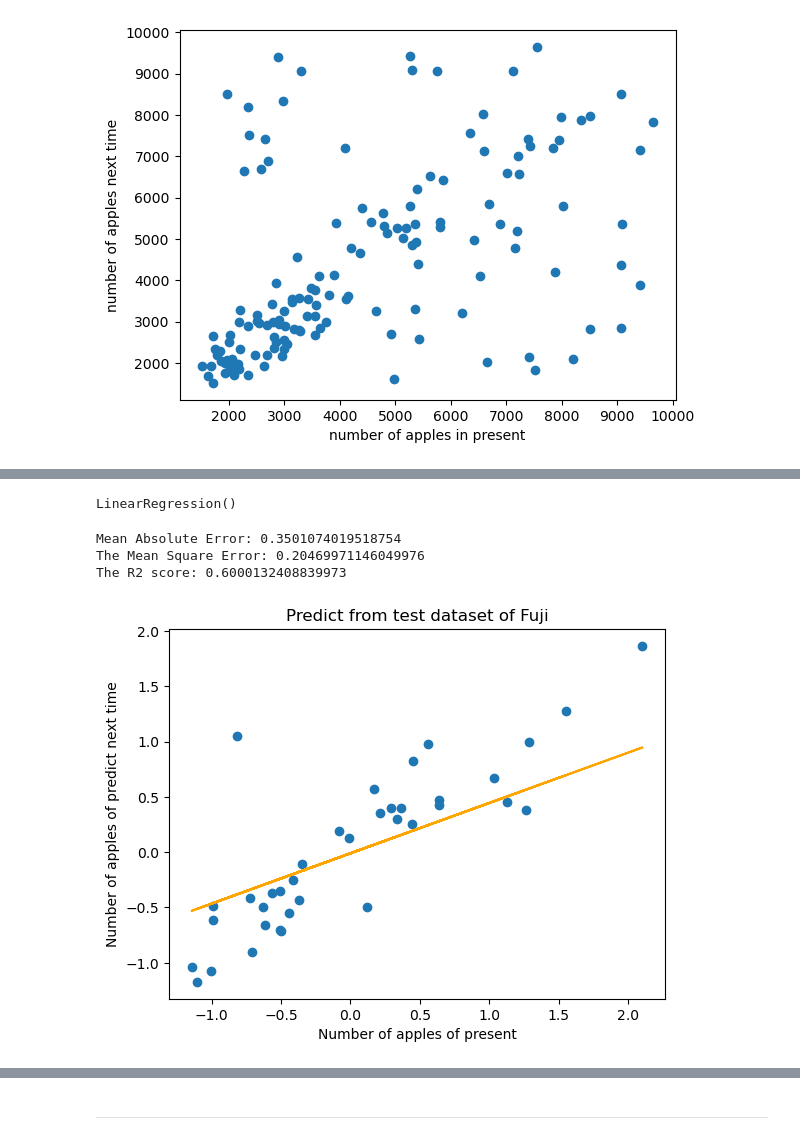
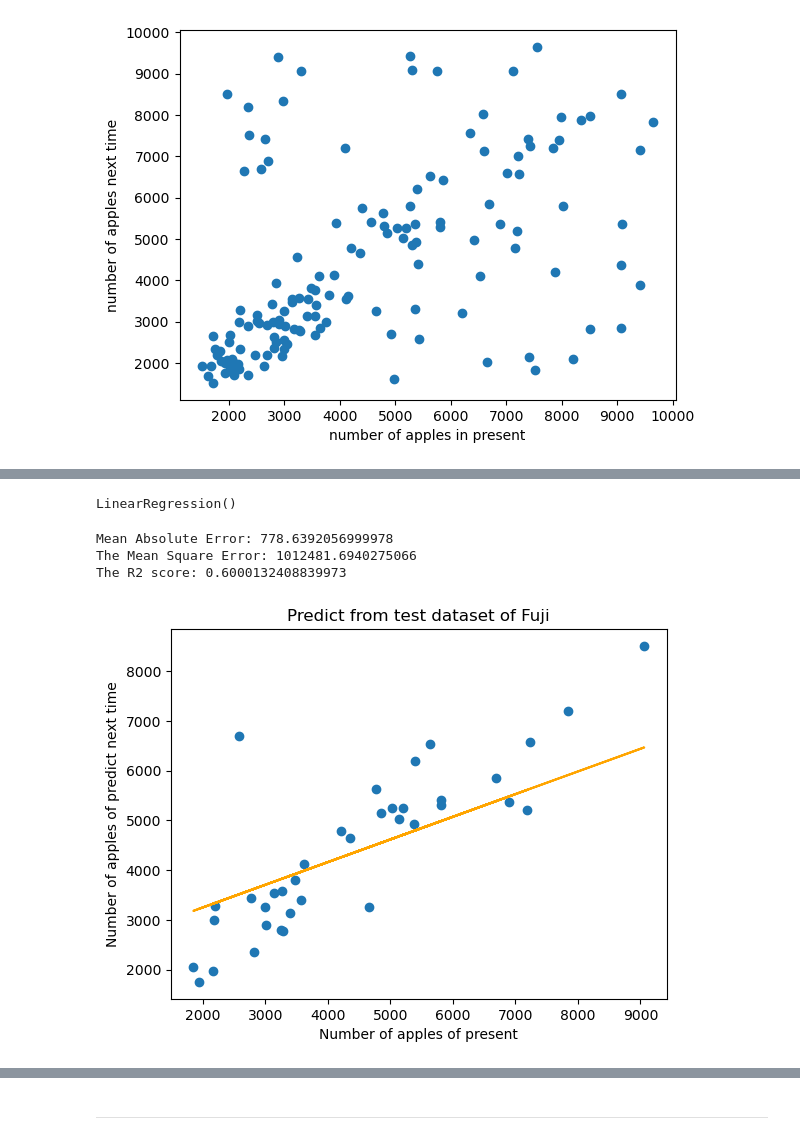
Before and after one commit to OatKID/RegressionMiniProject, a Jupyter notebook: algorithm/Fuji/1_predict_1/linear_regression.ipynb, the cells around one changed output, grey strips where cells are left out. Drawn from its saved outputs; the diff is of its cells as text; code cells hidden in the pictures.

Commit message:
Modify algorithm in fuji and build graph

```diff
--- a/algorithm/Fuji/1_predict_1/linear_regression.ipynb
+++ b/algorithm/Fuji/1_predict_1/linear_regression.ipynb
@@ -45,7 +43,9 @@ df_fuji_inter = df_fuji_inter[df_fuji_inter["Fuji"] <= 10000]
+# %%
+df_fuji = df_fuji[df_fuji["Fuji"] <= 10000]
 # %%
-df_fuji_inter["y"] = df_fuji_inter["Fuji"].shift(-1)
-df_fuji_inter.dropna(inplace=True)
-df_fuji_inter.info()
+df_fuji["y"] = df_fuji["Fuji"].shift(-1)
+df_fuji.dropna(inplace=True)
+df_fuji.info()
 # %% [output]
 <class 'pandas.core.frame.DataFrame'>
 Index: 147 entries, 2 to 167
@@ -82,25 +67,34 @@ plt.show()
+# %%
+feature_fuji = np.array(df_fuji.drop(columns="y"))
+label_fuji = np.array(df_fuji.drop(columns="Fuji"))
 # %%
 #Seed = 762701 with mean absolute error
-# %%
-feature_fuji_train, feature_fuji_test, label_fuji_train, label_fuji_test = train_test_split(feature_fuji, label_fuji, random_state=762701)
-model = LinearRegression()
-model.fit(feature_fuji_train, label_fuji_train)
-# %% [output]
-LinearRegression()
+# %%
+feature_fuji_train, feature_fuji_test, label_fuji_train, label_fuji_test = train_test_split(feature_fuji, label_fuji, random_state=762701)
+
+feature_fuji_train = np.array(sorted(feature_fuji_train, key=lambda x: x[0]))
+feature_fuji_test = np.array(sorted(feature_fuji_test, key=lambda x: x[0]))
+label_fuji_train = np.array(sorted(label_fuji_train, key=lambda x: x[0]))
+label_fuji_test = np.array(sorted(label_fuji_test, key=lambda x: x[0]))
+
+model = LinearRegression()
+model.fit(feature_fuji_train[:, 1:], label_fuji_train[:, 1:])
+# %% [output]
+LinearRegression()
 # %%
-y_predict = model.predict(feature_fuji_test)
-print(f"Mean Absolute Error: {mean_absolute_error(label_fuji_test, y_predict)}")
-print(f"The Mean Square Error: {mean_squared_error(label_fuji_test, y_predict)}")
-print(f"The R2 score: {r2_score(label_fuji_test, y_predict)}")
+y_predict = model.predict(feature_fuji_test[:, 1:])
+print(f"Mean Absolute Error: {mean_absolute_error(label_fuji_test[:, 1:], y_predict)}")
+print(f"The Mean Square Error: {mean_squared_error(label_fuji_test[:, 1:], y_predict)}")
+print(f"The R2 score: {r2_score(label_fuji_test[:, 1:], y_predict)}")
 
-plt.scatter(feature_fuji_test, label_fuji_test)
-plt.plot(feature_fuji_test, y_predict, color="orange")
+plt.scatter(feature_fuji_test[:, 1:], label_fuji_test[:, 1:])
+plt.plot(feature_fuji_test[:, 1:], y_predict, color="orange")
 plt.xlabel("Number of apples of present")
 plt.ylabel("Number of apples of predict next time")
 plt.title("Predict from test dataset of Fuji")
 plt.show()
 # %% [output]
-Mean Absolute Error: 0.3501074019518754
-The Mean Square Error: 0.20469971146049976
+Mean Absolute Error: 778.6392056999978
+The Mean Square Error: 1012481.6940275066
 The R2 score: 0.6000132408839973
-[figure, old version]
+[figure, new version]
```
Also changed, not shown: parts of 8 cells of this notebook, 4 other files.
